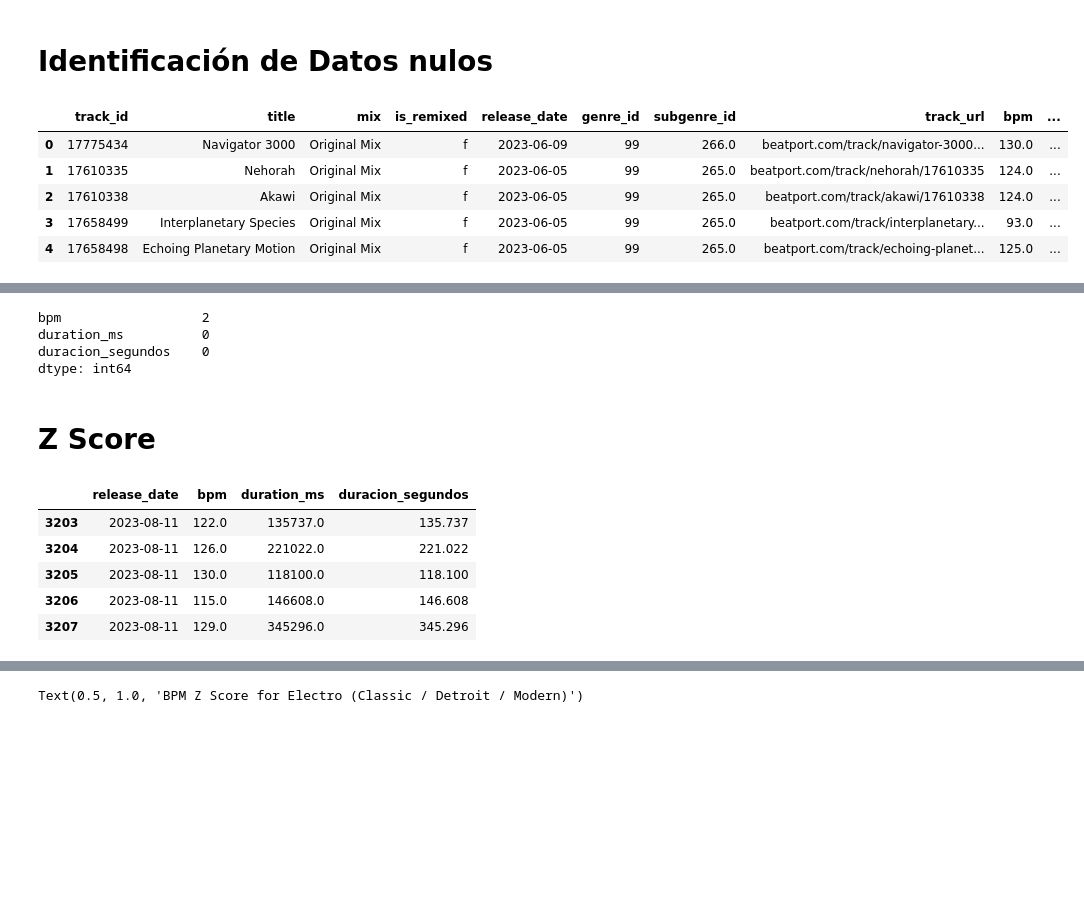
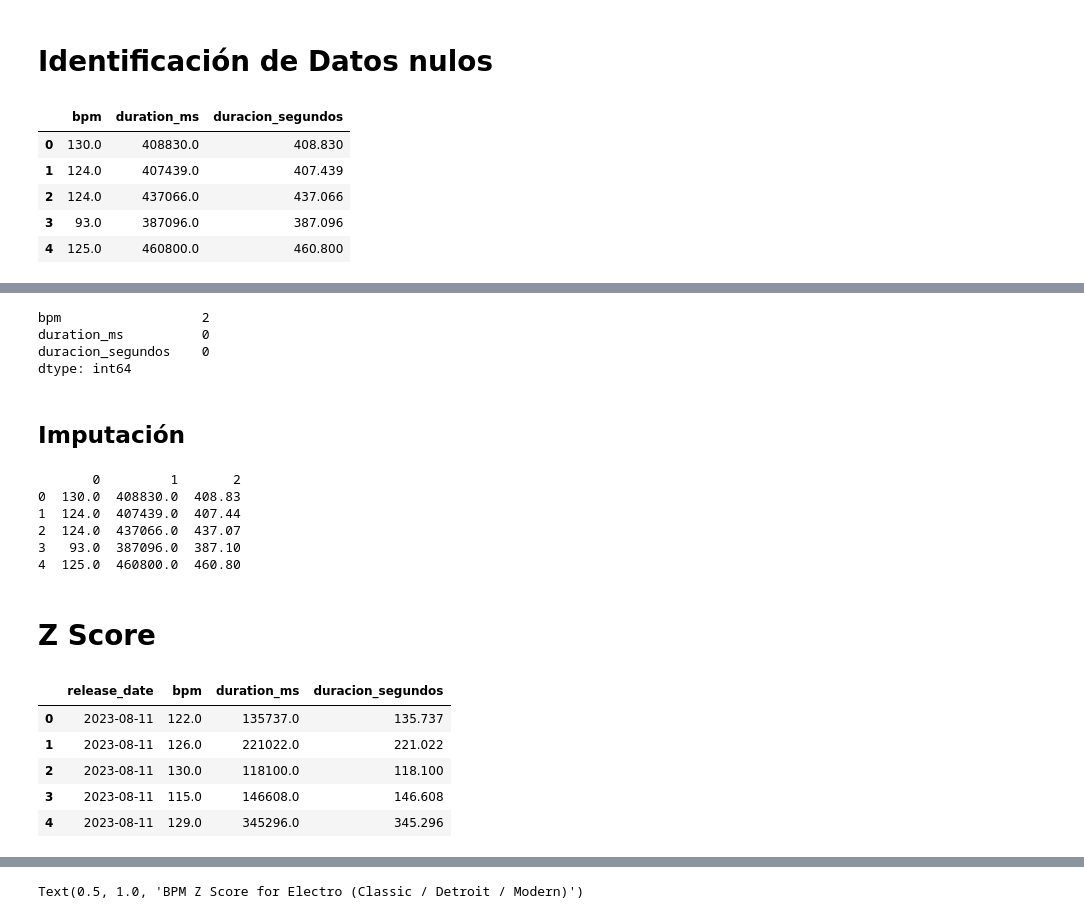
Before and after one commit to SantiagoSierraIba/coderhouse_data_science, a Jupyter notebook: visualizacionSierraIbanez.ipynb, the cells around one changed output, grey strips where cells are left out. Drawn from its saved outputs; the diff is of its cells as text; code cells hidden in the pictures; blank space fills up the shorter version.

```diff
--- a/visualizacionSierraIbanez.ipynb
+++ b/visualizacionSierraIbanez.ipynb
@@ -59,14 +59,14 @@ df_final.head()
 # %%
 #Reemplazar los 0s por nan a bpm, suration_ms y duracion_segundos porque eran las columnas que tienen un min de 0 y no tiene sentido
 df_final[['bpm','duration_ms','duracion_segundos']] = df_final[['bpm','duration_ms','duracion_segundos']].replace(0, np.nan)
-df_final.head()
+df_final[['bpm','duration_ms','duracion_segundos']].head()
 # %% [output]
-|  | track_id | title | mix | is_remixed | release_date | genre_id | subgenre_id | track_url | bpm | ... |
-| 0 | 17775434 | Navigator 3000 | Original Mix | f | 2023-06-09 | 99 | 266.0 | beatport.com/track/navigator-3000... | 130.0 | ... |
-| 1 | 17610335 | Nehorah | Original Mix | f | 2023-06-05 | 99 | 265.0 | beatport.com/track/nehorah/17610335 | 124.0 | ... |
-| 2 | 17610338 | Akawi | Original Mix | f | 2023-06-05 | 99 | 265.0 | beatport.com/track/akawi/17610338 | 124.0 | ... |
-| 3 | 17658499 | Interplanetary Species | Original Mix | f | 2023-06-05 | 99 | 265.0 | beatport.com/track/interplanetary... | 93.0 | ... |
-| 4 | 17658498 | Echoing Planetary Motion | Original Mix | f | 2023-06-05 | 99 | 265.0 | beatport.com/track/echoing-planet... | 125.0 | ... |
+|  | bpm | duration_ms | duracion_segundos |
+| 0 | 130.0 | 408830.0 | 408.830 |
+| 1 | 124.0 | 407439.0 | 407.439 |
+| 2 | 124.0 | 437066.0 | 437.066 |
+| 3 | 93.0 | 387096.0 | 387.096 |
+| 4 | 125.0 | 460800.0 | 460.800 |
 # %%
 nulos = df_final.isnull().sum()
 nulos
@@ -99,22 +99,40 @@ bpm                  2
 duration_ms          0
 duracion_segundos    0
 dtype: int64
+# %% [markdown]
+## Imputación
+# %%
+# Reemplazar con la mediana
+from sklearn.impute import SimpleImputer
+
+valores = df_final[['bpm','duration_ms','duracion_segundos']].values
+imputador = SimpleImputer(missing_values = np.nan, strategy = 'median')
+transformados = imputador.fit_transform(valores)
+transformados = pd.DataFrame(transformados)
+print(transformados.head().round(2))
+# %% [output]
+       0         1       2
+0  130.0  408830.0  408.83
+1  124.0  407439.0  407.44
+2  124.0  437066.0  437.07
+3   93.0  387096.0  387.10
+4  125.0  460800.0  460.80
 # %% [markdown]
 # Z Score
 # %%
 # Cargar datos
 datos = df_final[df_final['genre_name']=='Electro (Classic / Detroit / Modern)']
 l = [x for x in df_final.columns if x in ['release_date','bpm','duration_ms','duracion_segundos']]
-datos = datos[l]
+datos = datos[l].reset_index().drop(columns = ['index'])
 datos['release_date'] = pd.to_datetime(datos['release_date'])
 datos.head()
 # %% [output]
 |  | release_date | bpm | duration_ms | duracion_segundos |
-| 3203 | 2023-08-11 | 122.0 | 135737.0 | 135.737 |
-| 3204 | 2023-08-11 | 126.0 | 221022.0 | 221.022 |
-| 3205 | 2023-08-11 | 130.0 | 118100.0 | 118.100 |
-| 3206 | 2023-08-11 | 115.0 | 146608.0 | 146.608 |
-| 3207 | 2023-08-11 | 129.0 | 345296.0 | 345.296 |
+| 0 | 2023-08-11 | 122.0 | 135737.0 | 135.737 |
+| 1 | 2023-08-11 | 126.0 | 221022.0 | 221.022 |
+| 2 | 2023-08-11 | 130.0 | 118100.0 | 118.100 |
+| 3 | 2023-08-11 | 115.0 | 146608.0 | 146.608 |
+| 4 | 2023-08-11 | 129.0 | 345296.0 | 345.296 |
 # %%
 # Convertir a Z Score
 datos_z = pd.DataFrame()
```
Also changed, not shown: parts of 6 cells of this notebook, 6 other files.
